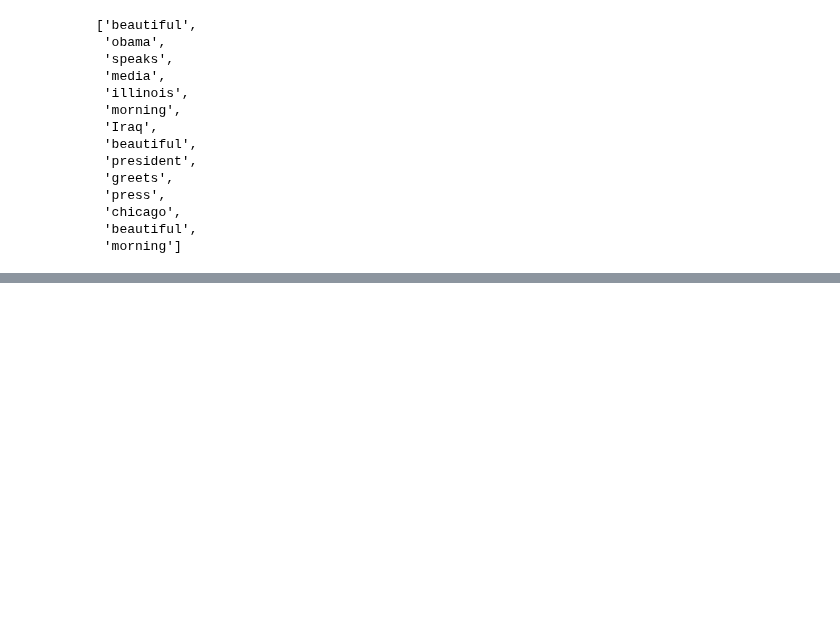
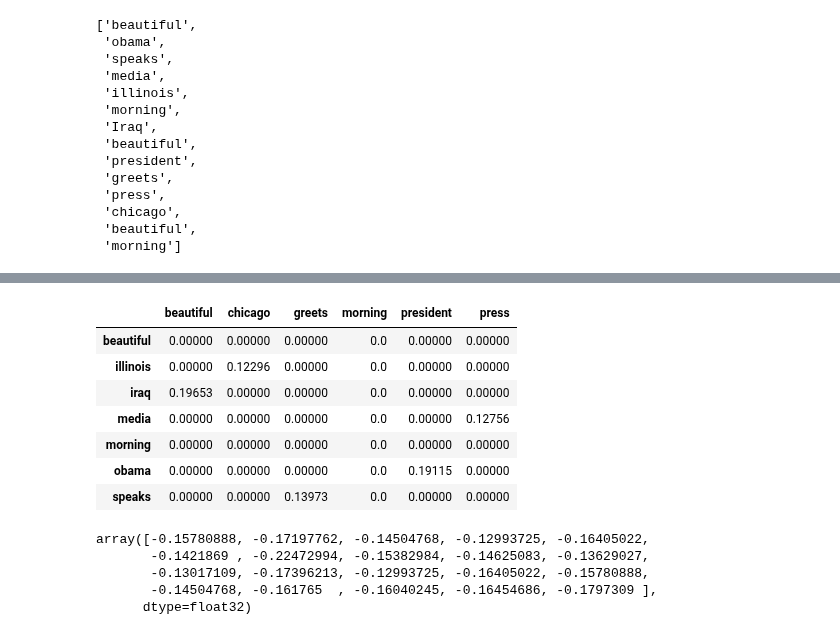
Before and after one commit to maybemkl/wmdecompose, a Jupyter notebook: Prototyping.ipynb, the cells around one changed output, grey strips where cells are left out. Cells and saved outputs as stored; diff of their text form; code cells hidden in the pictures; blank space fills up the shorter version.

```diff
--- a/Prototyping.ipynb
+++ b/Prototyping.ipynb
@@ -120,0 +499,33 @@ Wall time: 8.49 s
+# %%
+cost_m = test[0]*test[1]
+cost_m = cost_m[:len(test[2]),len(test[2]):].round(5)
+pd.DataFrame(cost_m, index=w1,columns=w2)
+# %% [output]
+|  | beautiful | chicago | greets | morning | president | press |
+| beautiful | 0.00000 | 0.00000 | 0.00000 | 0.0 | 0.00000 | 0.00000 |
+| illinois | 0.00000 | 0.12296 | 0.00000 | 0.0 | 0.00000 | 0.00000 |
+| iraq | 0.19653 | 0.00000 | 0.00000 | 0.0 | 0.00000 | 0.00000 |
+| media | 0.00000 | 0.00000 | 0.00000 | 0.0 | 0.00000 | 0.12756 |
+| morning | 0.00000 | 0.00000 | 0.00000 | 0.0 | 0.00000 | 0.00000 |
+| obama | 0.00000 | 0.00000 | 0.00000 | 0.0 | 0.19115 | 0.00000 |
+| speaks | 0.00000 | 0.00000 | 0.13973 | 0.0 | 0.00000 | 0.00000 |
+# %%
+T2_full = []
+
+# Atasu et al LC-RWMD: Many-to-many NOT WORKING
+for idx2,doc2 in enumerate(X2):
+    # Helper to quickly get word vectors for X2
+    X2_indeces = list(set([word2idx[word] for word in doc2]))
+    #Atasu et al. RMWD
+    T2 = E[X2_indeces,]
+    T2_full.append(T2)
+    #ET2 = np.dot(E)
+    #Z_mtm =
+
+np.vstack(T2_full).min(axis=1)
+# %% [output]
+array([-0.15780888, -0.17197762, -0.14504768, -0.12993725, -0.16405022,
+       -0.1421869 , -0.22472994, -0.15382984, -0.14625083, -0.13629027,
+       -0.13017109, -0.17396213, -0.12993725, -0.16405022, -0.15780888,
+       -0.14504768, -0.161765  , -0.16040245, -0.16454686, -0.1797309 ],
+      dtype=float32)
```
Also changed, not shown: parts of 55 cells of this notebook.
